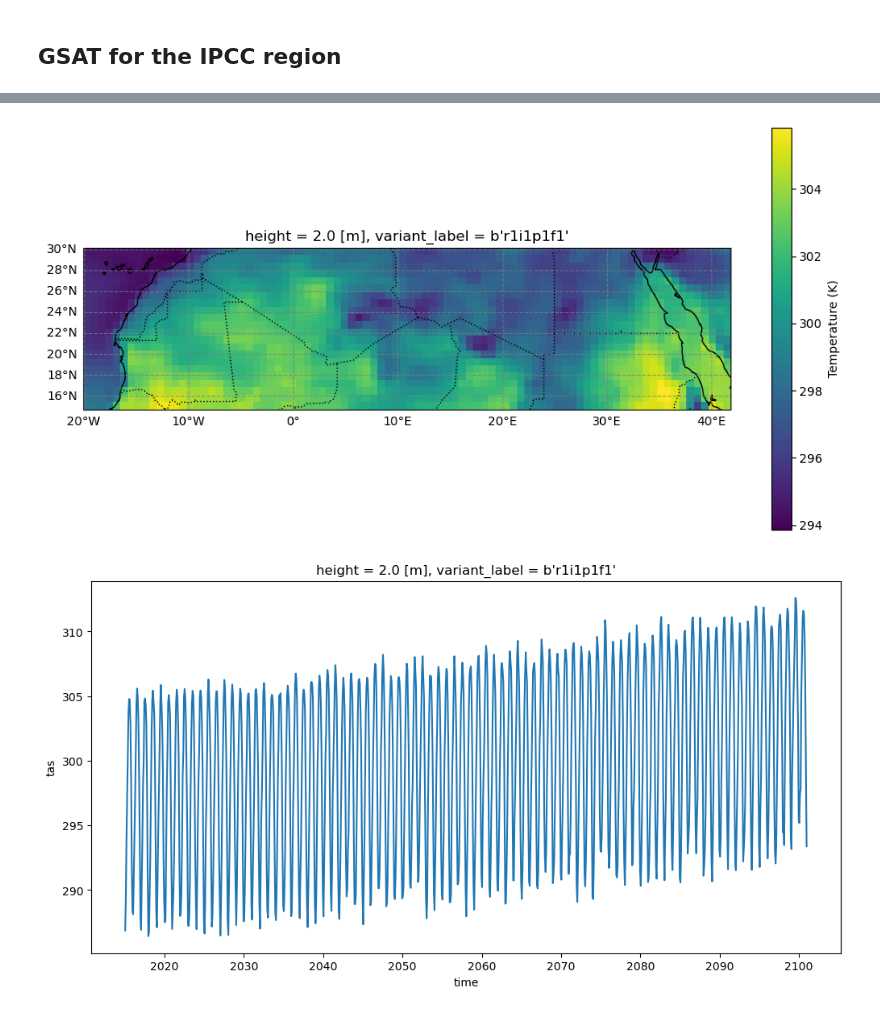
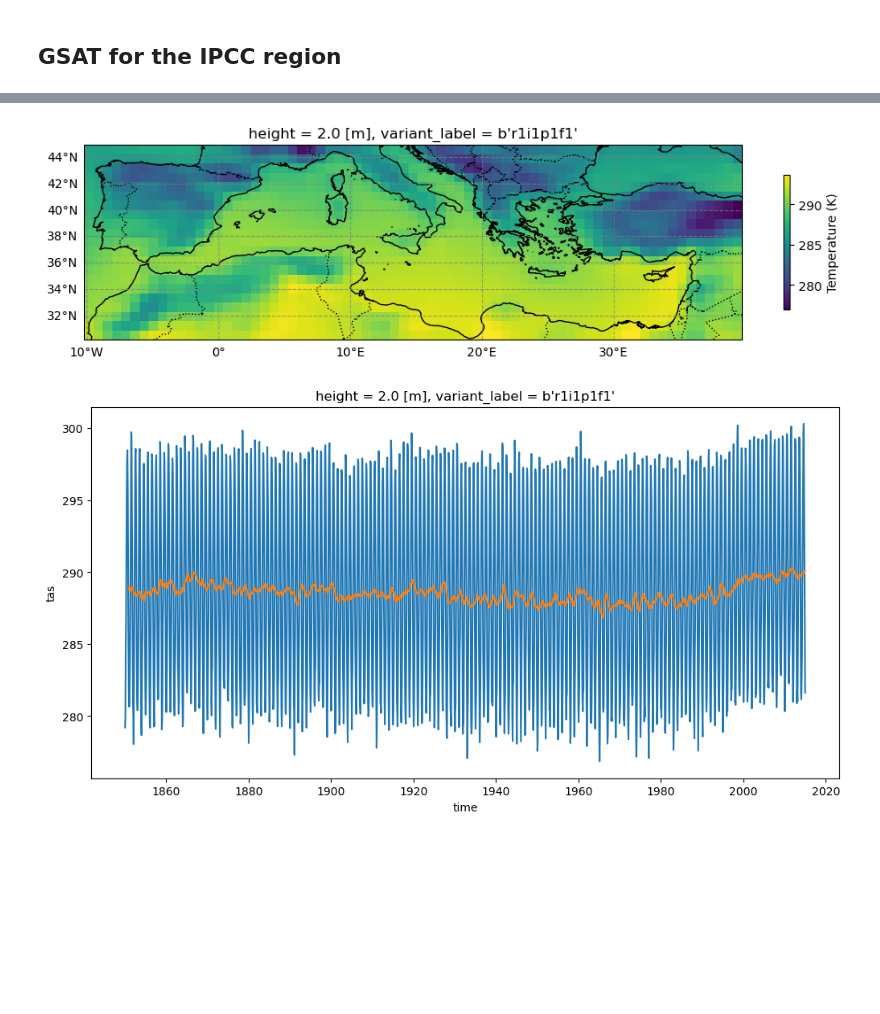
Before and after one commit to zequihg50/diagnostics-datalab, a Jupyter notebook: gsat-regions.ipynb, the cells around one changed output, grey strips where cells are left out. Drawn from its saved outputs; the diff is of its cells as text; code cells hidden in the pictures; blank space fills up the shorter version.

```diff
--- a/gsat-regions.ipynb
+++ b/gsat-regions.ipynb
@@ -84,0 +89,7 @@ for feature in regions["features"]:
+# %%
+region_drop = widgets.Dropdown(
+    options=[(region["properties"]["Acronym"], i) for i, region in enumerate(regions["features"])],
+    label="MED",
+    description="Dataset:",
+)
+display(region_drop)
@@ -85,5 +98,5 @@ for feature in regions["features"]:
 # %%
-region = find_region("SAH", regions)
+region = find_region(region_drop.label, regions)
 bbox = find_region_bbox(region)
 print(region["properties"])
 # %% [output]
@@ -143,0 +154,7 @@ url
+# %%
+dataset = widgets.Dropdown(
+    options=[(did, i) for i, did in enumerate(catalog["dataset_id"].unique())],
+    label="CMIP6.CMIP.EC-Earth-Consortium.EC-Earth3.historical.Amon.tas.gr.v20200310",
+    description="Dataset:",
+)
+display(dataset)
@@ -144,4 +163,5 @@ url
 # %%
+url = catalog[catalog["dataset_id"] == dataset.label]["location"].iloc[0]
 ds = xarray.open_dataset(url)
 ds
 # %% [output]
@@ -189,44 +209,51 @@ Attributes:
 fig, ax = plt.subplots(subplot_kw={"projection": ccrs.PlateCarree()})
 
 plot = ds180.isel(variant_label=0) \
     .sel(lat=slice(bbox[1], bbox[3])).load() \
     .sel(lon=slice(bbox[0], bbox[2])) \
     .mean("time") \
-    .plot(ax=ax, transform=ccrs.PlateCarree(), cbar_kwargs={'label': 'Temperature (K)'})
+    .plot(ax=ax, transform=ccrs.PlateCarree(), cbar_kwargs={'label': 'Temperature (K)', "shrink": .33})
 
 ax.coastlines()
 ax.add_feature(cfeature.BORDERS, linestyle=":")
 ax.add_feature(cfeature.LAND, facecolor="lightgray", alpha=0.5)
 ax.add_feature(cfeature.OCEAN, facecolor="lightblue", alpha=0.3)
 
 # Optional: zoom to your bounding box
 # ax.set_extent(bbox, crs=ccrs.PlateCarree())
 
 # Add gridlines and labels
 gl = ax.gridlines(draw_labels=True, linestyle="--", color="gray", alpha=0.7)
 gl.top_labels = False   # remove top x labels
 gl.right_labels = False # remove right y labels
 gl.xformatter = LONGITUDE_FORMATTER
 gl.yformatter = LATITUDE_FORMATTER
 gl.xlabel_style = {"size": 10}
 gl.ylabel_style = {"size": 10}
 
 # Add axis labels
 ax.set_xlabel("Longitude")
 ax.set_ylabel("Latitude")
 
 plt.show()
 # %% [output]
-[figure, old version]
+[figure, new version]
 # %%
 fig, ax = plt.subplots()
 
-plot = ds180.isel(variant_label=0) \
+ds180.isel(variant_label=0) \
     .sel(lat=slice(bbox[1], bbox[3])).load() \
     .sel(lon=slice(bbox[0], bbox[2])) \
     .mean(["lat", "lon"]) \
     .plot(ax=ax)
 
+ds180.isel(variant_label=0) \
+    .sel(lat=slice(bbox[1], bbox[3])).load() \
+    .sel(lon=slice(bbox[0], bbox[2])) \
+    .mean(["lat", "lon"]) \
+    .rolling(time=12).mean() \
+    .plot(ax=ax)
+
 plt.show()
 # %% [output]
-[figure, old version]
+[figure, new version]
```
Also changed, not shown: parts of 10 cells of this notebook.
